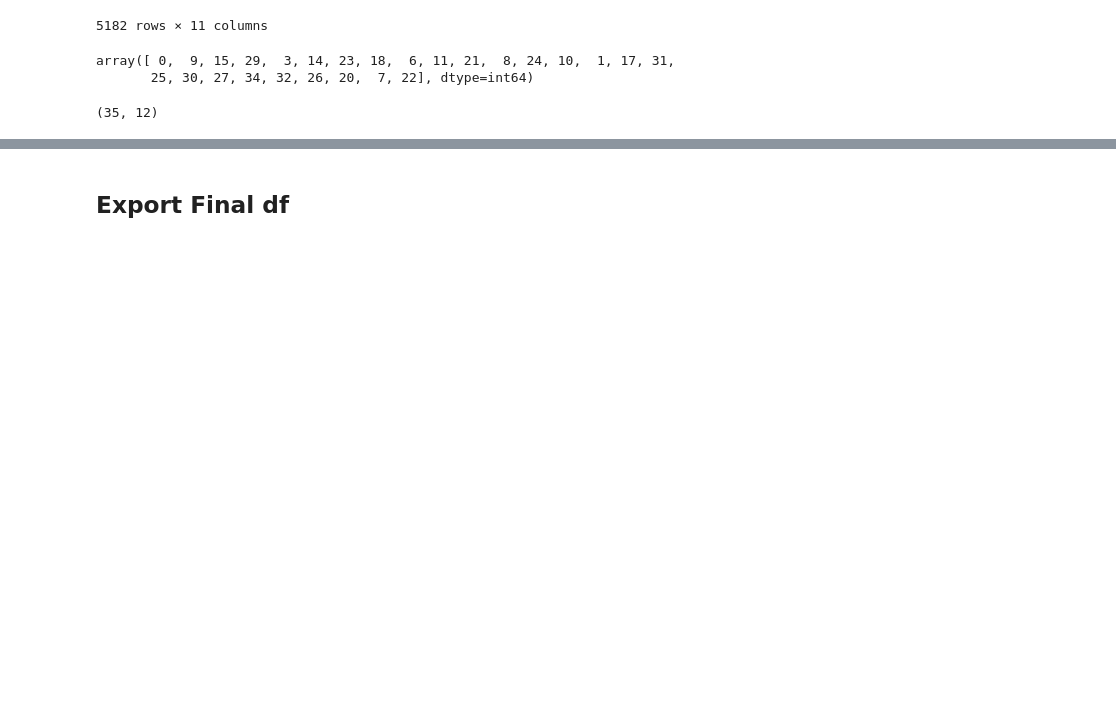
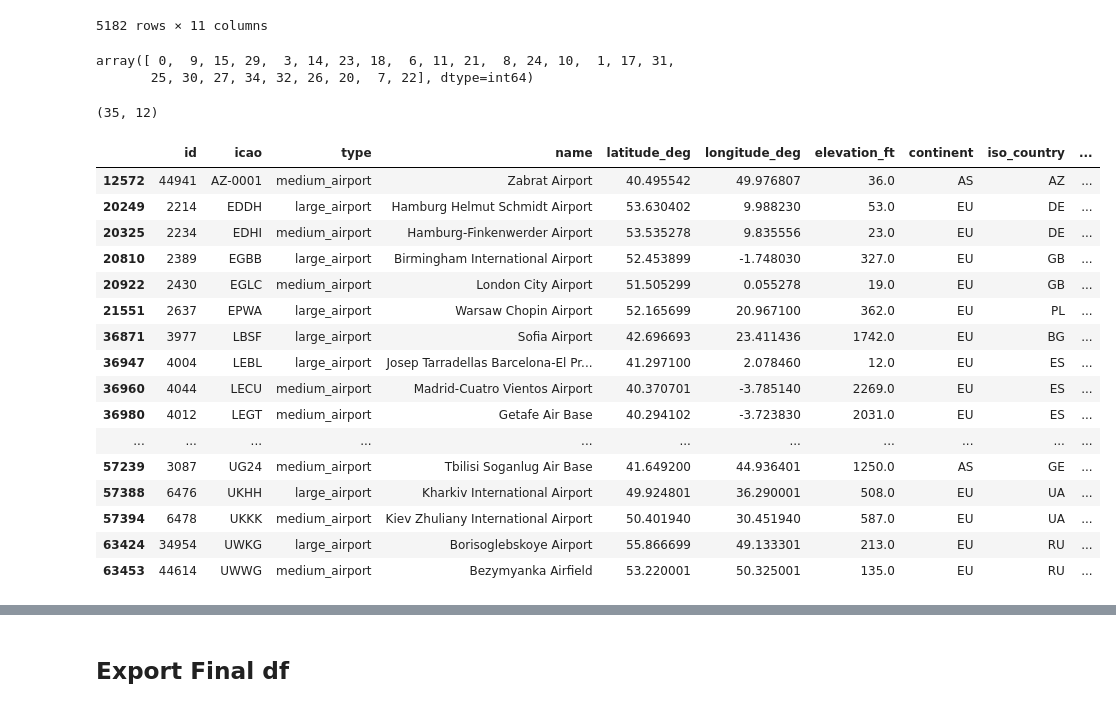
Before and after one commit to JacquelineBashta/WebScrap_GansEscooter, a Jupyter notebook: 03_airports/airports.ipynb, the cells around one changed output, grey strips where cells are left out. Saved outputs shown, nothing was run; the diff lists cells and outputs as text; code cells hidden in the pictures; blank space fills up the shorter version.

```diff
--- a/03_airports/airports.ipynb
+++ b/03_airports/airports.ipynb
@@ -123,4 +123,24 @@ airport_df = df.loc[df.city_id > 0]
 airport_df.shape
 # %% [output]
 (35, 12)
+# %%
+airport_df
+# %% [output]
+|  | id | icao | type | name | latitude_deg | longitude_deg | elevation_ft | continent | iso_country | ... |
+| 12572 | 44941 | AZ-0001 | medium_airport | Zabrat Airport | 40.495542 | 49.976807 | 36.0 | AS | AZ | ... |
+| 20249 | 2214 | EDDH | large_airport | Hamburg Helmut Schmidt Airport | 53.630402 | 9.988230 | 53.0 | EU | DE | ... |
+| 20325 | 2234 | EDHI | medium_airport | Hamburg-Finkenwerder Airport | 53.535278 | 9.835556 | 23.0 | EU | DE | ... |
+| 20810 | 2389 | EGBB | large_airport | Birmingham International Airport | 52.453899 | -1.748030 | 327.0 | EU | GB | ... |
+| 20922 | 2430 | EGLC | medium_airport | London City Airport | 51.505299 | 0.055278 | 19.0 | EU | GB | ... |
+| 21551 | 2637 | EPWA | large_airport | Warsaw Chopin Airport | 52.165699 | 20.967100 | 362.0 | EU | PL | ... |
+| 36871 | 3977 | LBSF | large_airport | Sofia Airport | 42.696693 | 23.411436 | 1742.0 | EU | BG | ... |
+| 36947 | 4004 | LEBL | large_airport | Josep Tarradellas Barcelona-El Pr... | 41.297100 | 2.078460 | 12.0 | EU | ES | ... |
+| 36960 | 4044 | LECU | medium_airport | Madrid-Cuatro Vientos Airport | 40.370701 | -3.785140 | 2269.0 | EU | ES | ... |
+| 36980 | 4012 | LEGT | medium_airport | Getafe Air Base | 40.294102 | -3.723830 | 2031.0 | EU | ES | ... |
+| ... | ... | ... | ... | ... | ... | ... | ... | ... | ... | ... |
+| 57239 | 3087 | UG24 | medium_airport | Tbilisi Soganlug Air Base | 41.649200 | 44.936401 | 1250.0 | AS | GE | ... |
+| 57388 | 6476 | UKHH | large_airport | Kharkiv International Airport | 49.924801 | 36.290001 | 508.0 | EU | UA | ... |
+| 57394 | 6478 | UKKK | medium_airport | Kiev Zhuliany International Airport | 50.401940 | 30.451940 | 587.0 | EU | UA | ... |
+| 63424 | 34954 | UWKG | large_airport | Borisoglebskoye Airport | 55.866699 | 49.133301 | 213.0 | EU | RU | ... |
+| 63453 | 44614 | UWWG | medium_airport | Bezymyanka Airfield | 53.220001 | 50.325001 | 135.0 | EU | RU | ... |
 # %%
```
Also changed, not shown: parts of 5 cells of this notebook, 5 other files.
